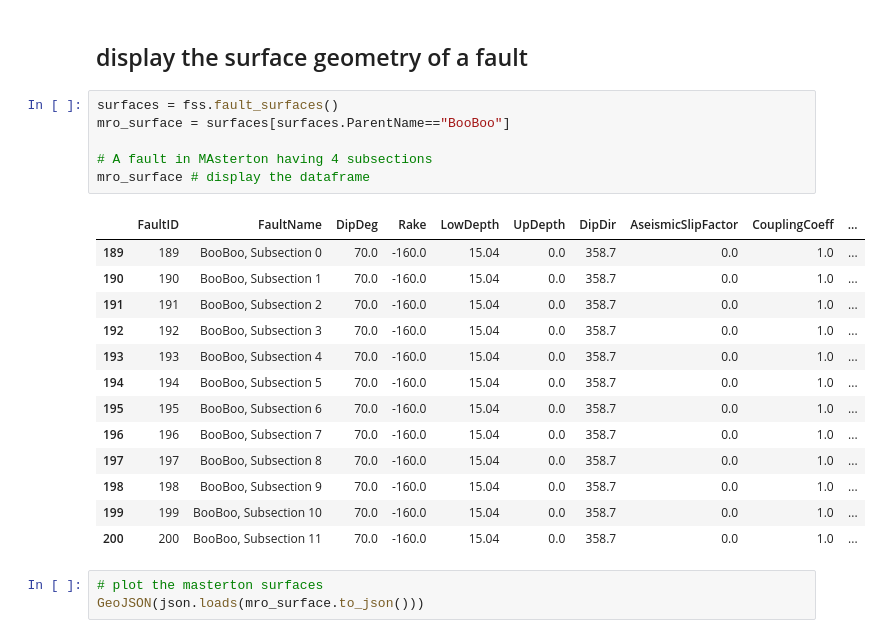
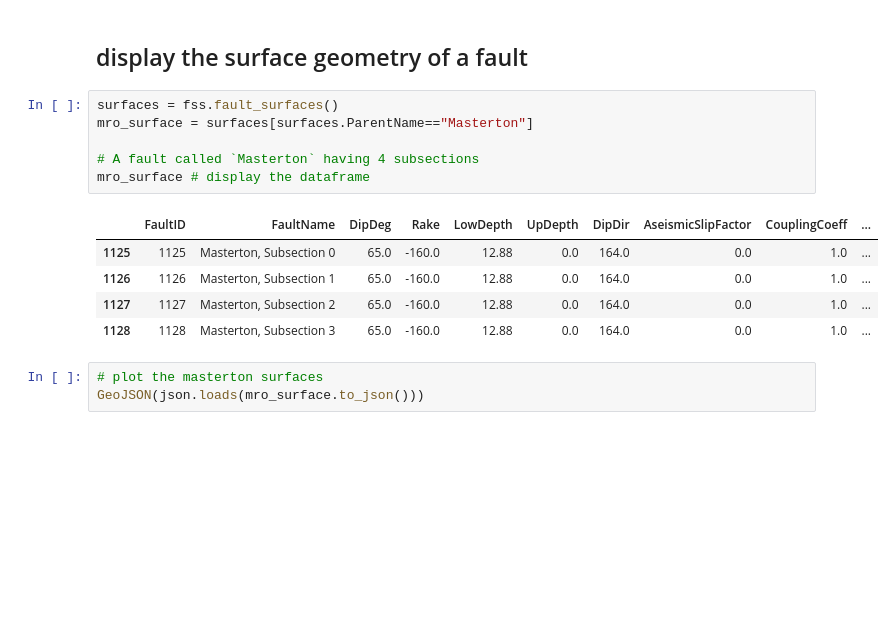
Before and after one commit to daily-science/solvis-jupyterlab, a Jupyter notebook: WORKDIR/solvis_helpers_demo.ipynb, the cells around one changed output. Cells and saved outputs as stored; diff of their text form; blank space fills up the shorter version.

```diff
--- a/WORKDIR/solvis_helpers_demo.ipynb
+++ b/WORKDIR/solvis_helpers_demo.ipynb
@@ -53,24 +37,16 @@ fault_sections
 ## display the surface geometry of a fault
 # %%
 surfaces = fss.fault_surfaces()
-mro_surface = surfaces[surfaces.ParentName=="BooBoo"]
+mro_surface = surfaces[surfaces.ParentName=="Masterton"]
 
-# A fault in MAsterton having 4 subsections
+# A fault called `Masterton` having 4 subsections
 mro_surface # display the dataframe
 # %% [output]
 |  | FaultID | FaultName | DipDeg | Rake | LowDepth | UpDepth | DipDir | AseismicSlipFactor | CouplingCoeff | ... |
-| 189 | 189 | BooBoo, Subsection 0 | 70.0 | -160.0 | 15.04 | 0.0 | 358.7 | 0.0 | 1.0 | ... |
-| 190 | 190 | BooBoo, Subsection 1 | 70.0 | -160.0 | 15.04 | 0.0 | 358.7 | 0.0 | 1.0 | ... |
-| 191 | 191 | BooBoo, Subsection 2 | 70.0 | -160.0 | 15.04 | 0.0 | 358.7 | 0.0 | 1.0 | ... |
-| 192 | 192 | BooBoo, Subsection 3 | 70.0 | -160.0 | 15.04 | 0.0 | 358.7 | 0.0 | 1.0 | ... |
-| 193 | 193 | BooBoo, Subsection 4 | 70.0 | -160.0 | 15.04 | 0.0 | 358.7 | 0.0 | 1.0 | ... |
-| 194 | 194 | BooBoo, Subsection 5 | 70.0 | -160.0 | 15.04 | 0.0 | 358.7 | 0.0 | 1.0 | ... |
-| 195 | 195 | BooBoo, Subsection 6 | 70.0 | -160.0 | 15.04 | 0.0 | 358.7 | 0.0 | 1.0 | ... |
-| 196 | 196 | BooBoo, Subsection 7 | 70.0 | -160.0 | 15.04 | 0.0 | 358.7 | 0.0 | 1.0 | ... |
-| 197 | 197 | BooBoo, Subsection 8 | 70.0 | -160.0 | 15.04 | 0.0 | 358.7 | 0.0 | 1.0 | ... |
-| 198 | 198 | BooBoo, Subsection 9 | 70.0 | -160.0 | 15.04 | 0.0 | 358.7 | 0.0 | 1.0 | ... |
-| 199 | 199 | BooBoo, Subsection 10 | 70.0 | -160.0 | 15.04 | 0.0 | 358.7 | 0.0 | 1.0 | ... |
-| 200 | 200 | BooBoo, Subsection 11 | 70.0 | -160.0 | 15.04 | 0.0 | 358.7 | 0.0 | 1.0 | ... |
+| 1125 | 1125 | Masterton, Subsection 0 | 65.0 | -160.0 | 12.88 | 0.0 | 164.0 | 0.0 | 1.0 | ... |
+| 1126 | 1126 | Masterton, Subsection 1 | 65.0 | -160.0 | 12.88 | 0.0 | 164.0 | 0.0 | 1.0 | ... |
+| 1127 | 1127 | Masterton, Subsection 2 | 65.0 | -160.0 | 12.88 | 0.0 | 164.0 | 0.0 | 1.0 | ... |
+| 1128 | 1128 | Masterton, Subsection 3 | 65.0 | -160.0 | 12.88 | 0.0 | 164.0 | 0.0 | 1.0 | ... |
 # %%
 # plot the masterton surfaces
 GeoJSON(json.loads(mro_surface.to_json()))
```
Also changed, not shown: parts of 3 cells of this notebook, 10 other files.
